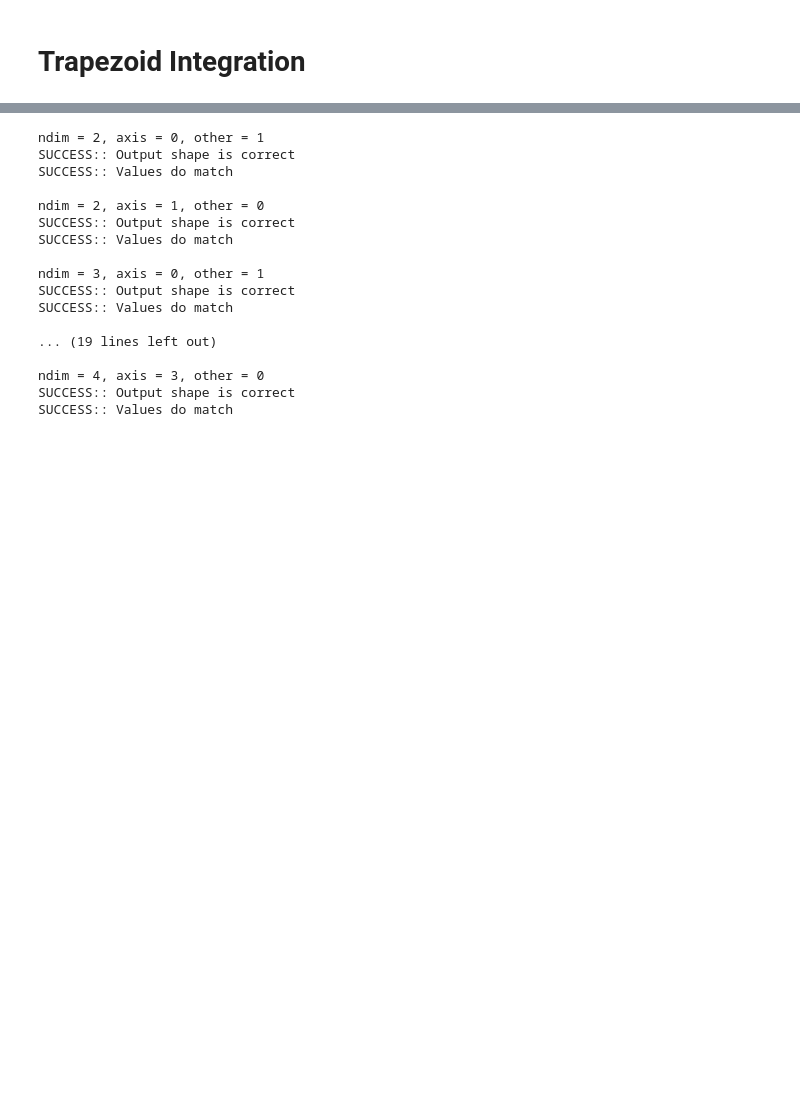
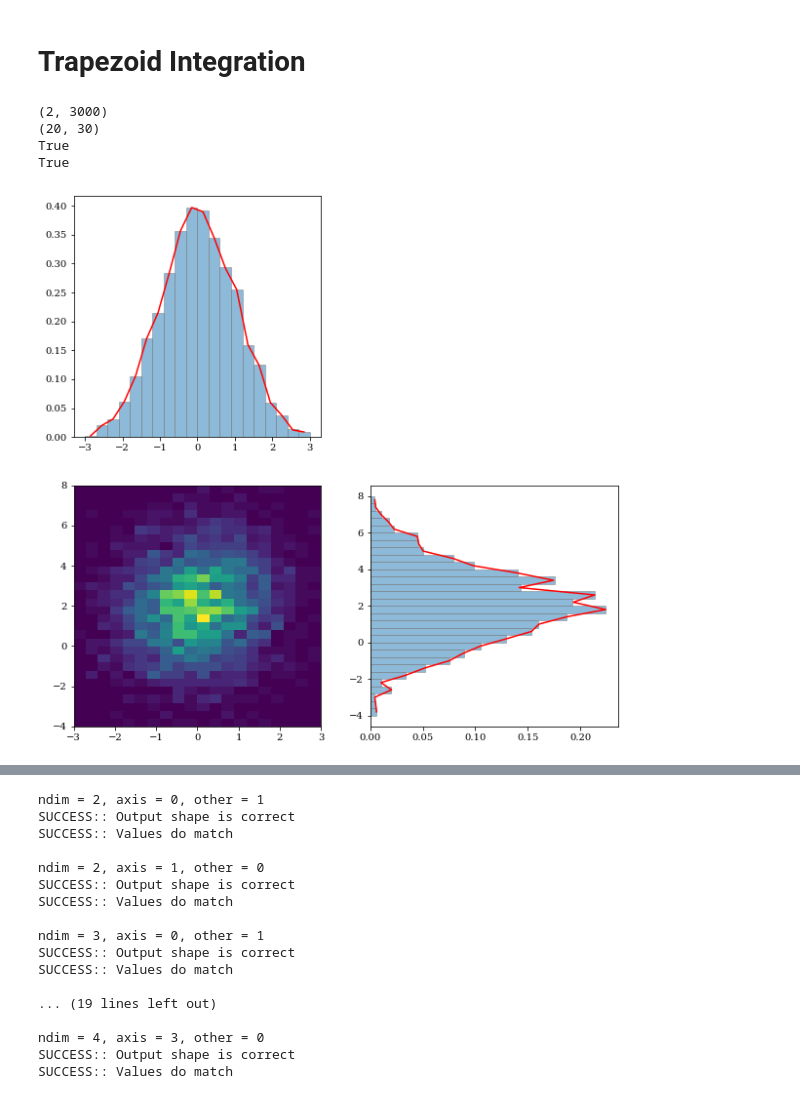
Before and after one commit to lzkelley/kalepy, a Jupyter notebook: notebooks/utils.ipynb, the cells around one changed output, grey strips where cells are left out. Drawn from its saved outputs; the diff is of its cells as text; code cells hidden in the pictures; blank space fills up the shorter version.

```diff
--- a/notebooks/utils.ipynb
+++ b/notebooks/utils.ipynb
@@ -29,6 +29,53 @@ from kalepy import utils
 # Trapezoid Integration
 # %%
 from kalepy.utils import trapz_dens_to_mass, nbshow
+# %%
+nbins = [20, 30]
+xx = np.linspace(-3.0, 3.0, nbins[0]+1)
+yy = np.linspace(-4.0, 8.0, nbins[1]+1)
+
+xc = kale.utils.midpoints(xx, 'lin')
+yc = kale.utils.midpoints(yy, 'lin')
+
+grid = np.meshgrid(xx, yy)
+zz = np.random.multivariate_normal([0.0, 2.0], [[1.0, 0.2],[0.2, 4.0]], 3000).T
+print(zz.shape)
+
+fig, axes = plt.subplots(figsize=[10, 10], ncols=2, nrows=2)
+axes[0, 1].set_visible(False)
+axes = [axes[1, 0], axes[0, 0], axes[1, 1]]
+# axes = [ax for ii, ax in enumerate(axes.flatten()) if ii != 1]
+
+ax = axes[0]
+grid_cc = np.meshgrid(xc, yc)
+# the `density` parameter in `hist2d` is incompatible with python3.5
+# pdf, *_ = ax.hist2d(zz[0].flatten(), zz[1].flatten(), bins=(xx, yy), density=True)
+pdf, *_ = np.histogram2d(zz[0].flatten(), zz[1].flatten(), bins=(xx, yy), density=True)
+ax.pcolormesh(*grid, pdf.T)
+print(pdf.shape)
+
+
+ax = axes[1]
+xpdf, *_ = ax.hist(zz[0].flatten(), bins=xx, density=True, alpha=0.5, edgecolor='0.5')
+
+proj_pdf = kale.utils.trapz_nd(pdf, [xc, yc], axis=1)
+print(np.allclose(xpdf, proj_pdf, rtol=1e-1))
+ax.plot(xc, proj_pdf, 'r-')
+
+ax = axes[2]
+ypdf, *_ = ax.hist(zz[1].flatten(), bins=yy, orientation='horizontal', density=True, alpha=0.5, edgecolor='0.5')
+
+proj_pdf = kale.utils.trapz_nd(pdf, [xc, yc], axis=0)
+print(np.allclose(ypdf, proj_pdf, rtol=1e-1))
+ax.plot(proj_pdf, yc, 'r-')
+
+nbshow()
+# %% [output]
+(2, 3000)
+(20, 30)
+True
+True
+[figure, added]
 # %%
 nbins = [20, 30]
 xx = np.linspace(-3.0, 3.0, nbins[0]+1)
```
Also changed, not shown: parts of 1 cell of this notebook.
